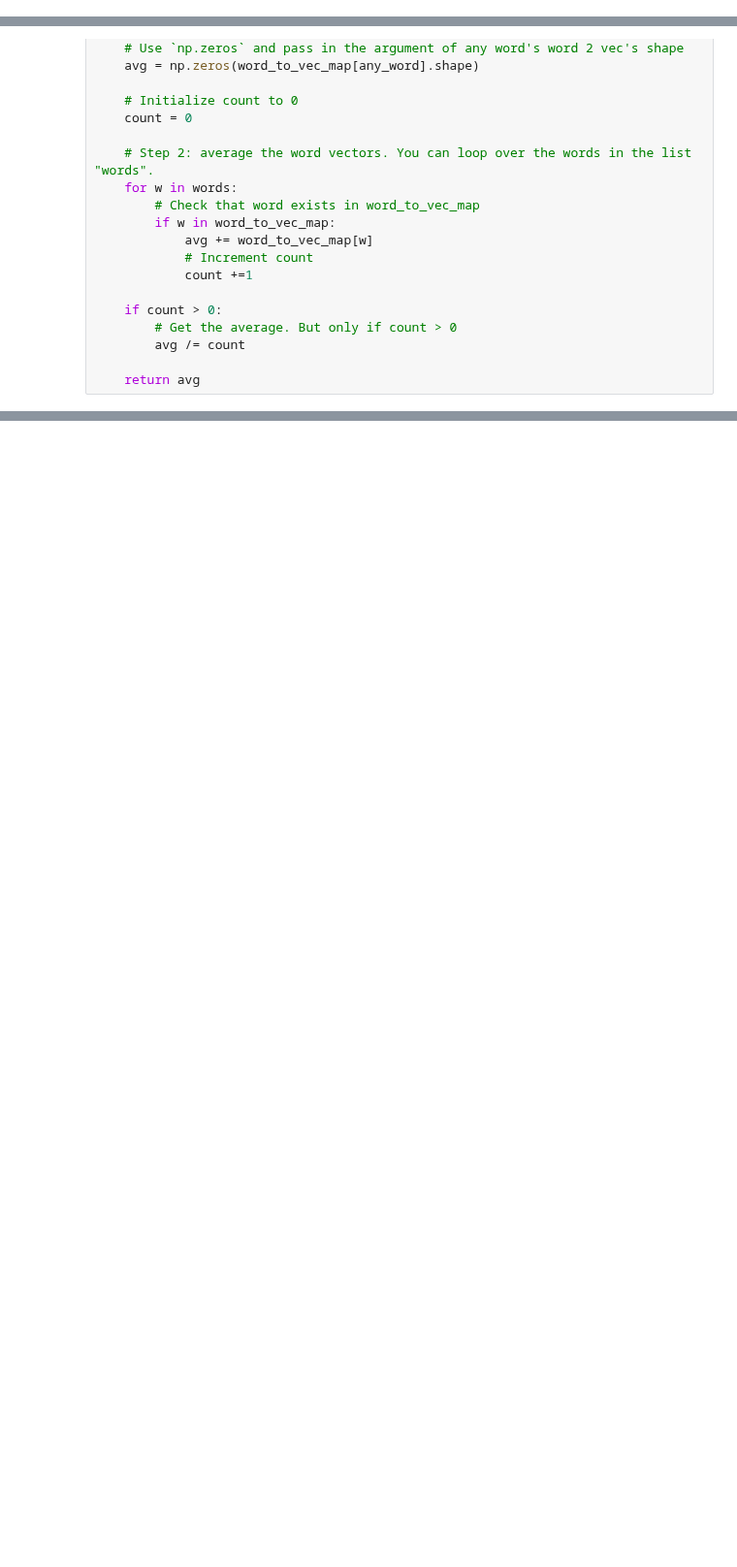
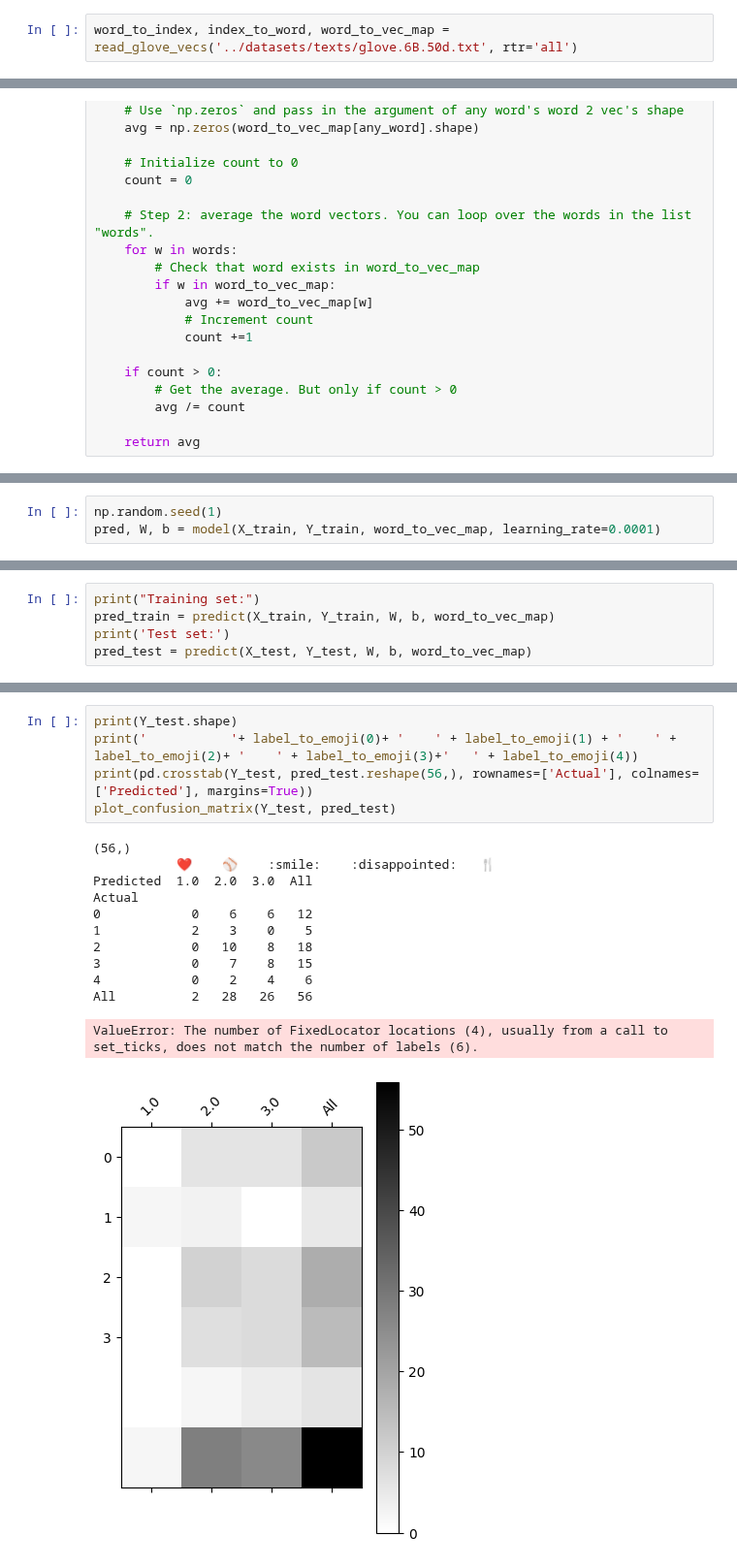
Before and after one commit to IvonLuiz/Deep-Learning, a Jupyter notebook: notebooks/similarity.ipynb, the cells around one changed output, grey strips where cells are left out. Shown at 97% size. Cells and saved outputs as stored; diff of their text form; blank space fills up the shorter version.

Commit message:
model v1 training and testing

```diff
--- a/notebooks/similarity.ipynb
+++ b/notebooks/similarity.ipynb
@@ -443,6 +442,8 @@ As shown in Figure 2 (above), the first step is to:
 Similar to this week's previous assignment, you'll use pre-trained 50-dimensional GloVe embeddings.
 
 Run the following cell to load the `word_to_vec_map`, which contains all the vector representations.
+# %%
+word_to_index, index_to_word, word_to_vec_map = read_glove_vecs('../datasets/texts/glove.6B.50d.txt', rtr='all')
 # %% [markdown]
 - `word_to_index`: dictionary mapping from words to their indices in the vocabulary
     - (400,001 words, with the valid indices ranging from 0 to 400,000)
@@ -496,0 +623,3 @@ def sentence_to_avg(sentence, word_to_vec_map):
+# %%
+np.random.seed(1)
+pred, W, b = model(X_train, Y_train, word_to_vec_map, learning_rate=0.0001)
@@ -496,0 +642,5 @@ def sentence_to_avg(sentence, word_to_vec_map):
+# %%
+print("Training set:")
+pred_train = predict(X_train, Y_train, W, b, word_to_vec_map)
+print('Test set:')
+pred_test = predict(X_test, Y_test, W, b, word_to_vec_map)
@@ -496,0 +667,18 @@ def sentence_to_avg(sentence, word_to_vec_map):
+# %%
+print(Y_test.shape)
+print('           '+ label_to_emoji(0)+ '    ' + label_to_emoji(1) + '    ' +  label_to_emoji(2)+ '    ' + label_to_emoji(3)+'   ' + label_to_emoji(4))
+print(pd.crosstab(Y_test, pred_test.reshape(56,), rownames=['Actual'], colnames=['Predicted'], margins=True))
+plot_confusion_matrix(Y_test, pred_test)
+# %% [output]
+(56,)
+           ❤️    ⚾    :smile:    :disappointed:   🍴
+Predicted  1.0  2.0  3.0  All
+Actual
+0            0    6    6   12
+1            2    3    0    5
+2            0   10    8   18
+3            0    7    8   15
+4            0    2    4    6
+All          2   28   26   56
+ValueError: The number of FixedLocator locations (4), usually from a call to set_ticks, does not match the number of labels (6).
+[figure, added]
```
Also changed, not shown: parts of 11 cells of this notebook.
